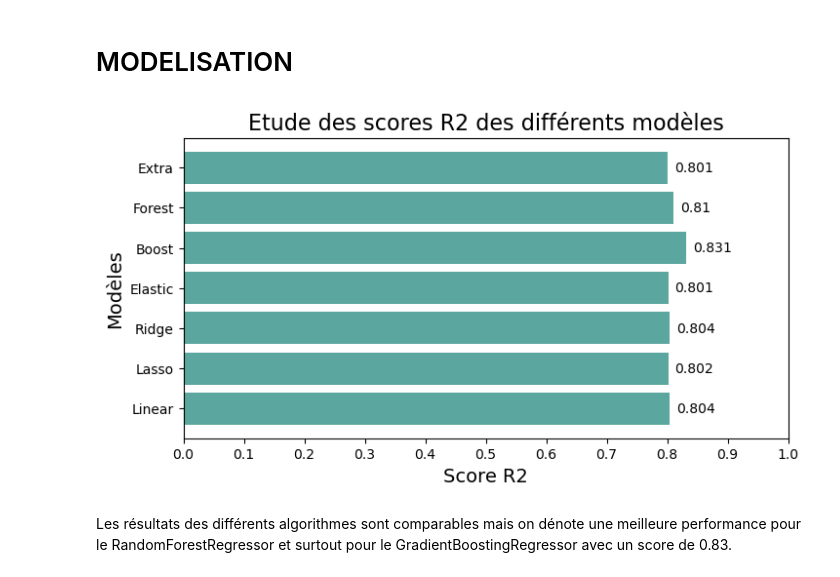
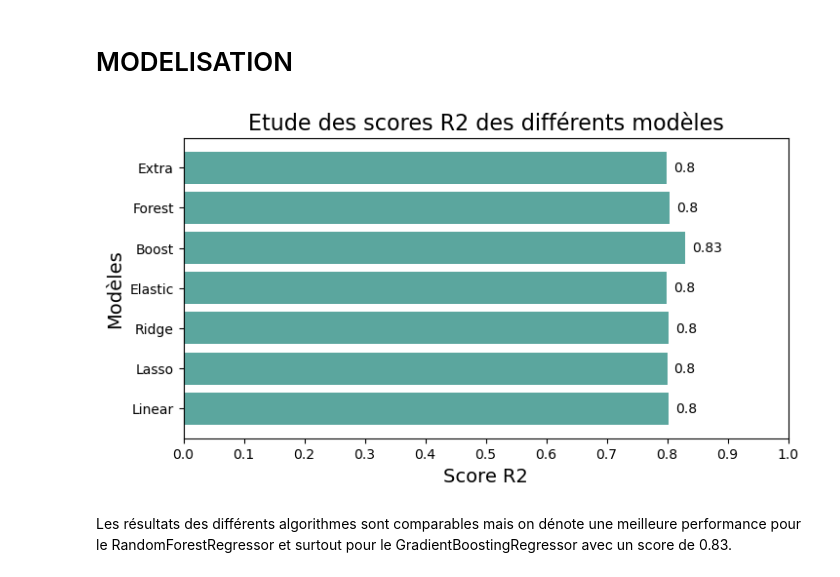
Before and after one commit to Mariehf64/fev23cda_french_industry, a Jupyter notebook: notebooks/Dataset 2020 - Transformation de variables pour ML - dataset complet.ipynb, the cells around one changed output. Saved outputs shown, nothing was run; the diff lists cells and outputs as text; code cells hidden in the pictures.

```diff
--- a/notebooks/Dataset 2020 - Transformation de variables pour ML - dataset complet.ipynb
+++ b/notebooks/Dataset 2020 - Transformation de variables pour ML - dataset complet.ipynb
@@ -302,7 +302,7 @@ L’étude des corrélations de ces nouvelles variables ne nous a pas donné ent
 X = data.drop(['CODGEO', 'TP6020'], axis=1)
 y = data.TP6020
 
-X_train, X_test, y_train, y_test = train_test_split(X, y, test_size=0.25, random_state=42)
+X_train, X_test, y_train, y_test = train_test_split(X, y, test_size=0.20, random_state=42)
 
 
 models = [linear_model.LinearRegression(),
@@ -310,34 +310,34 @@ models = [linear_model.LinearRegression(),
          linear_model.Ridge(),
          linear_model.ElasticNet(),
          ensemble.GradientBoostingRegressor(),
          ensemble.RandomForestRegressor(),
          ensemble.ExtraTreesRegressor()]
 
 model_names = ['Linear', 'Lasso', 'Ridge', 'Elastic', 'Boost', 'Forest', 'Extra']
 
 scores = []
 mse = []
 mae = []
 y_predicts = []
 
 for model in models:
     pipe = Pipeline([('model', model)])
     fits = pipe.fit(X_train, y_train)
     scores.append(metrics.r2_score(y_test, fits.predict(X_test)))
     mse.append(metrics.mean_squared_error(y_test, fits.predict(X_test)))
     mae.append(metrics.median_absolute_error(y_test, fits.predict(X_test)))
     y_predicts.append(pipe.predict(X_test))
 
 fig, ax = plt.subplots(1,1, figsize=(8,4))
 barh = ax.barh(model_names, scores, color='#5BA69E')
-labels = [np.round(i,3) for i in barh.datavalues]
+labels = [np.round(i,2) for i in barh.datavalues]
 ax.bar_label(barh, labels=labels, padding=5)
 ax.set_xticks(np.arange(0,1.1,0.1))
 ax.set_xlabel('Score R2', fontsize=14)
 ax.set_ylabel('Modèles', fontsize=14)
 ax.set_title('Etude des scores R2 des différents modèles', fontsize=16)
 plt.show()
 # %% [output]
-[figure, old version]
+[figure, new version]
 # %% [markdown]
 Les résultats des différents algorithmes sont comparables mais on dénote une meilleure performance pour le RandomForestRegressor et surtout pour le GradientBoostingRegressor avec un score de 0.83.
```
Also changed, not shown: parts of 13 cells of this notebook.
